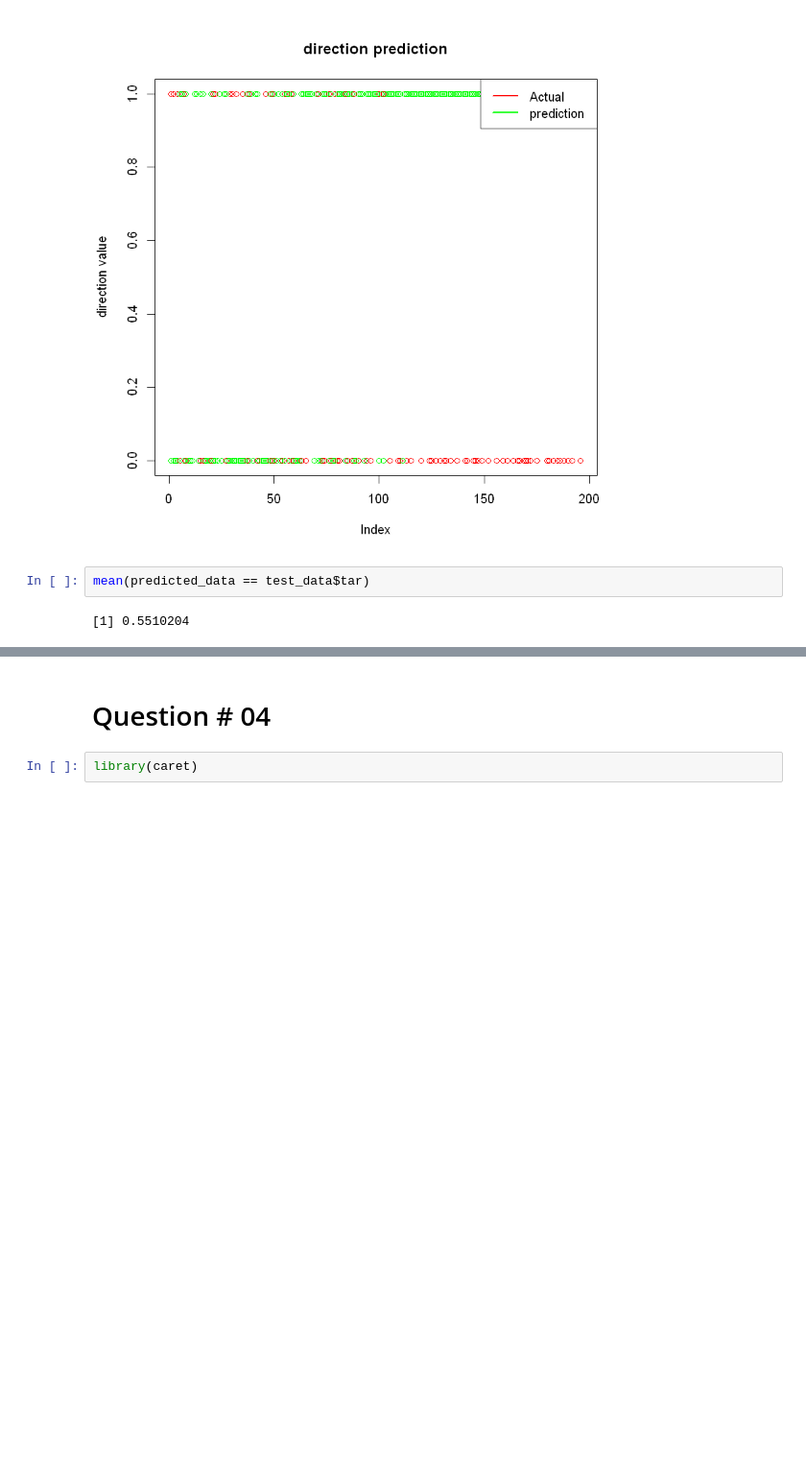
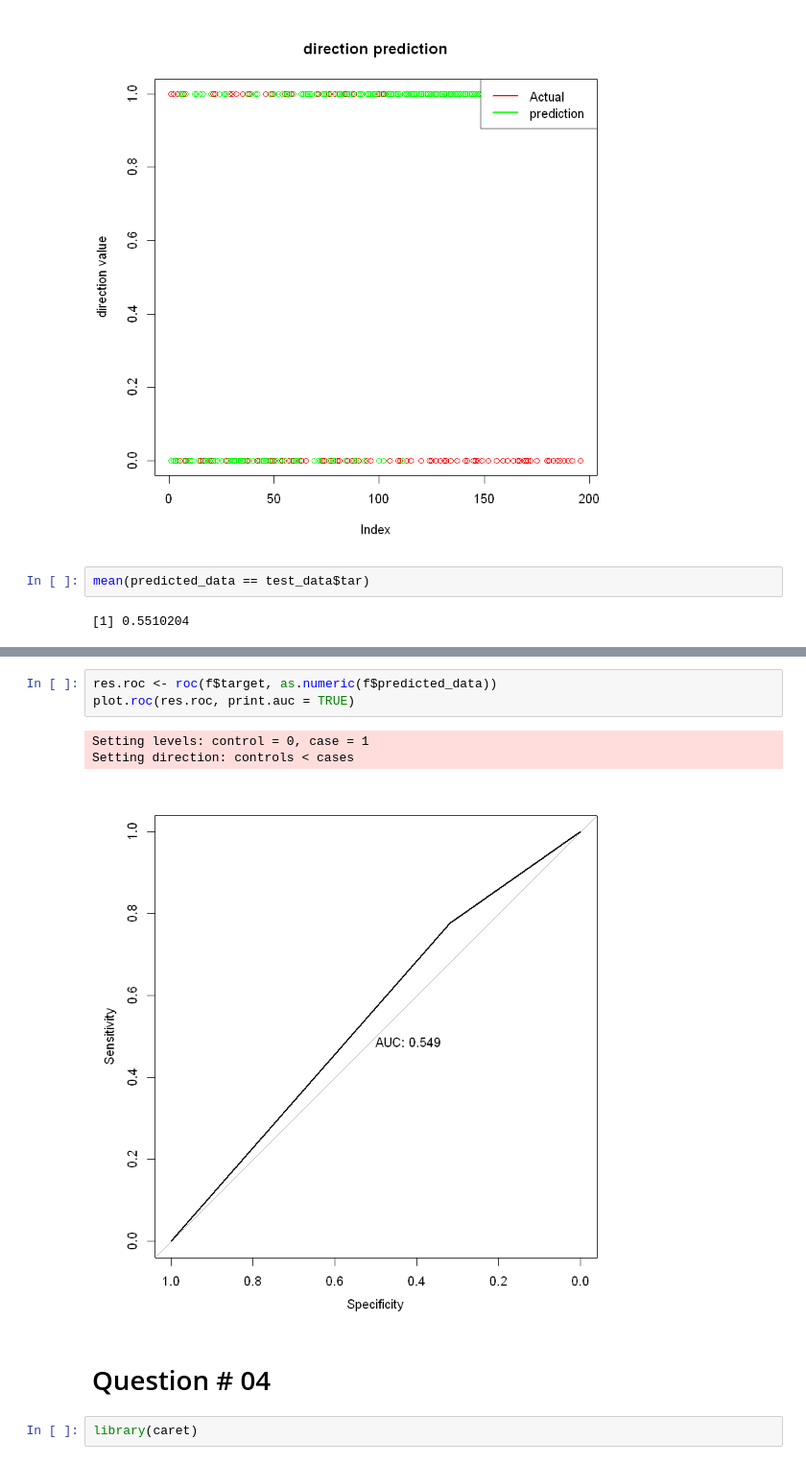
Before and after one commit to asad2011ai/Machine_Learning-Supervised_Learning, a Jupyter notebook: Supervised Learning.ipynb, the cells around one changed output, grey strips where cells are left out. Shown at 96% size. Cells and saved outputs as stored; diff of their text form; blank space fills up the shorter version.

```diff
--- a/Supervised Learning.ipynb
+++ b/Supervised Learning.ipynb
@@ -857,3 +958,10 @@ mean(predicted_data == test_data$tar)
+# %%
+res.roc <- roc(f$target, as.numeric(f$predicted_data))
+plot.roc(res.roc, print.auc = TRUE)
+# %% [output]
+Setting levels: control = 0, case = 1
+Setting direction: controls < cases
+[figure, added]
 # %% [markdown]
 # Question # 04
 # %%
```
Also changed, not shown: parts of 42 cells of this notebook, 1 other file.
